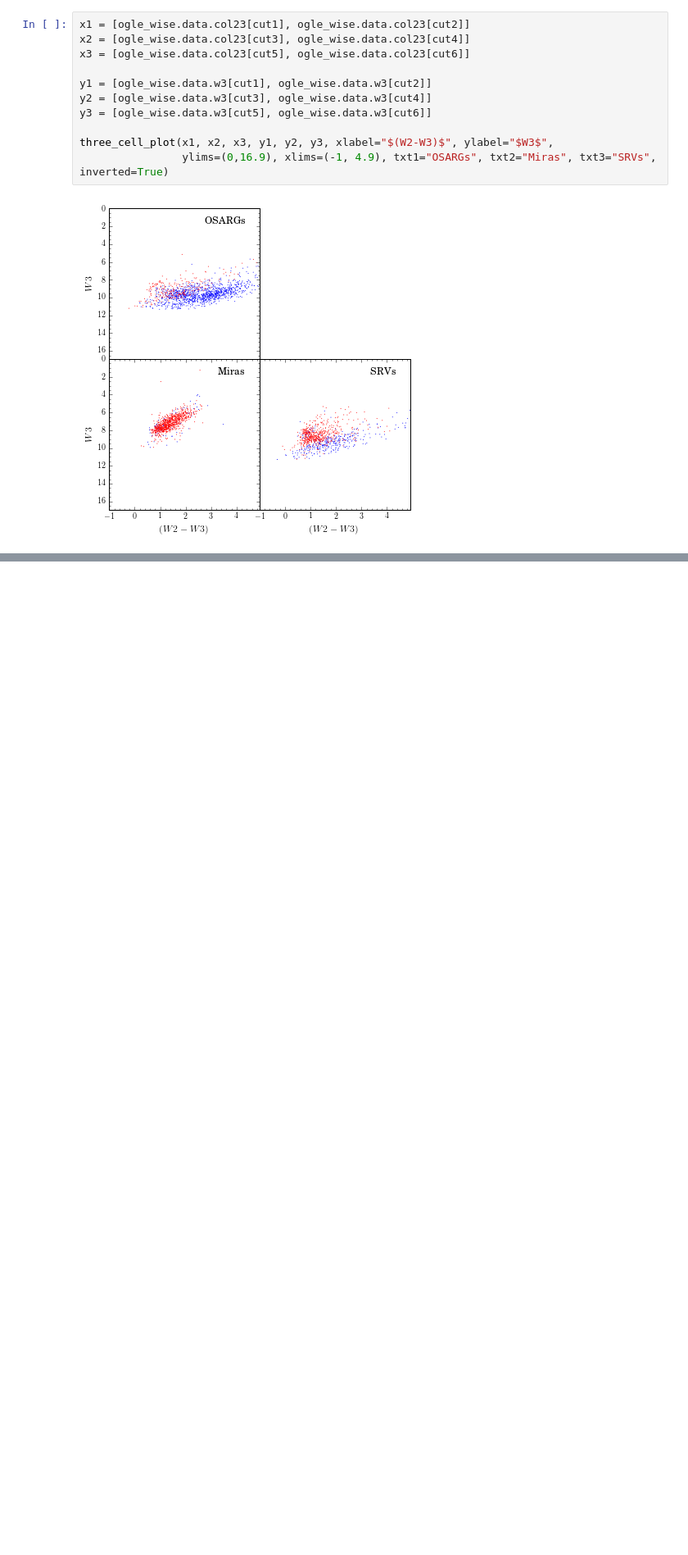
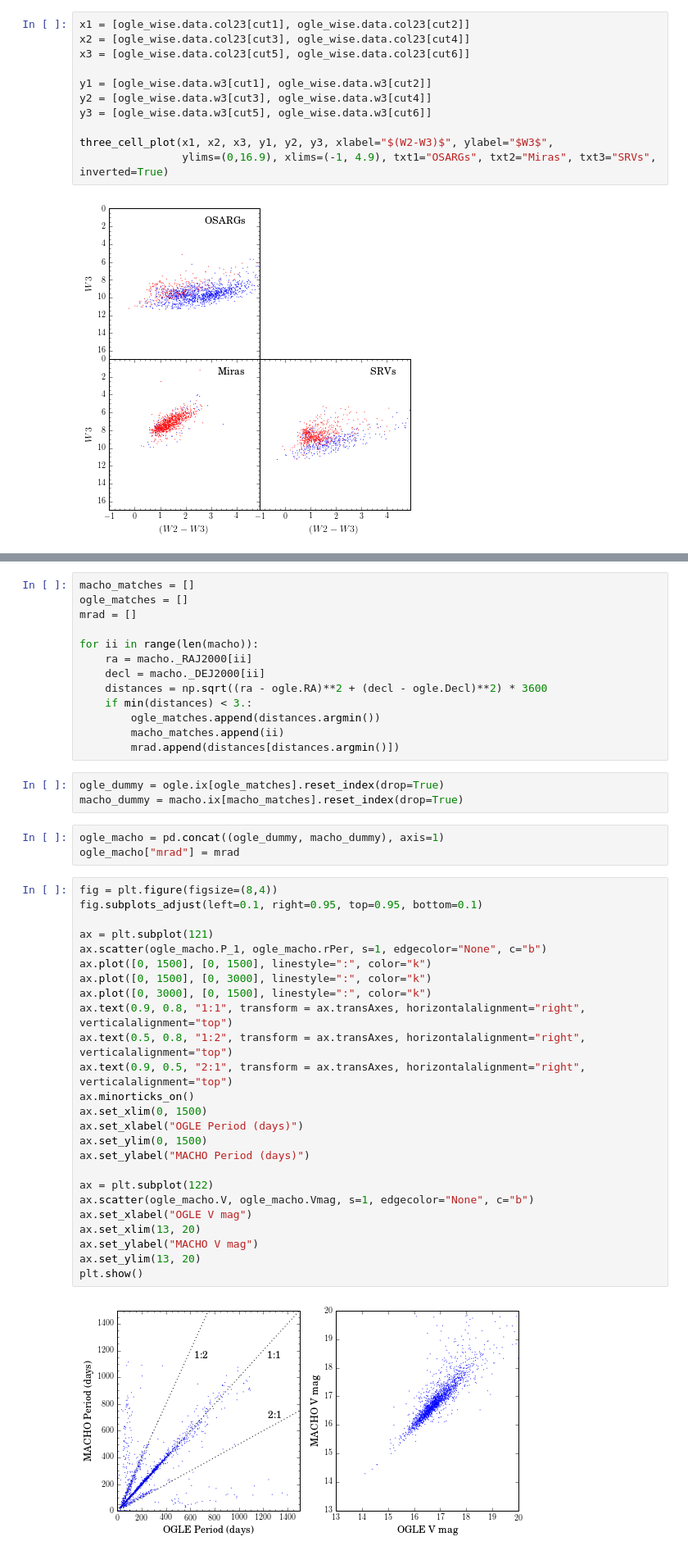
Before and after one commit to nhuntwalker/new_work_scripts, a Jupyter notebook: macho_ogle_simbad_distributions.ipynb, the cells around one changed output, grey strips where cells are left out. Shown at 82% size. Saved outputs shown, nothing was run; the diff lists cells and outputs as text; blank space fills up the shorter version.

Commit message:
Matched ogle and macho

```diff
--- a/macho_ogle_simbad_distributions.ipynb
+++ b/macho_ogle_simbad_distributions.ipynb
@@ -202,0 +210,46 @@ three_cell_plot(x1, x2, x3, y1, y2, y3, xlabel="$(W2-W3)$", ylabel="$W3$",
+# %%
+macho_matches = []
+ogle_matches = []
+mrad = []
+
+for ii in range(len(macho)):
+    ra = macho._RAJ2000[ii]
+    decl = macho._DEJ2000[ii]
+    distances = np.sqrt((ra - ogle.RA)**2 + (decl - ogle.Decl)**2) * 3600
+    if min(distances) < 3.:
+        ogle_matches.append(distances.argmin())
+        macho_matches.append(ii)
+        mrad.append(distances[distances.argmin()])
+# %%
+ogle_dummy = ogle.ix[ogle_matches].reset_index(drop=True)
+macho_dummy = macho.ix[macho_matches].reset_index(drop=True)
+# %%
+ogle_macho = pd.concat((ogle_dummy, macho_dummy), axis=1)
+ogle_macho["mrad"] = mrad
+# %%
+fig = plt.figure(figsize=(8,4))
+fig.subplots_adjust(left=0.1, right=0.95, top=0.95, bottom=0.1)
+
+ax = plt.subplot(121)
+ax.scatter(ogle_macho.P_1, ogle_macho.rPer, s=1, edgecolor="None", c="b")
+ax.plot([0, 1500], [0, 1500], linestyle=":", color="k")
+ax.plot([0, 1500], [0, 3000], linestyle=":", color="k")
+ax.plot([0, 3000], [0, 1500], linestyle=":", color="k")
+ax.text(0.9, 0.8, "1:1", transform = ax.transAxes, horizontalalignment="right", verticalalignment="top")
+ax.text(0.5, 0.8, "1:2", transform = ax.transAxes, horizontalalignment="right", verticalalignment="top")
+ax.text(0.9, 0.5, "2:1", transform = ax.transAxes, horizontalalignment="right", verticalalignment="top")
+ax.minorticks_on()
+ax.set_xlim(0, 1500)
+ax.set_xlabel("OGLE Period (days)")
+ax.set_ylim(0, 1500)
+ax.set_ylabel("MACHO Period (days)")
+
+ax = plt.subplot(122)
+ax.scatter(ogle_macho.V, ogle_macho.Vmag, s=1, edgecolor="None", c="b")
+ax.set_xlabel("OGLE V mag")
+ax.set_xlim(13, 20)
+ax.set_ylabel("MACHO V mag")
+ax.set_ylim(13, 20)
+plt.show()
+# %% [output]
+[figure, added]
```
Also changed, not shown: parts of 10 cells of this notebook.
